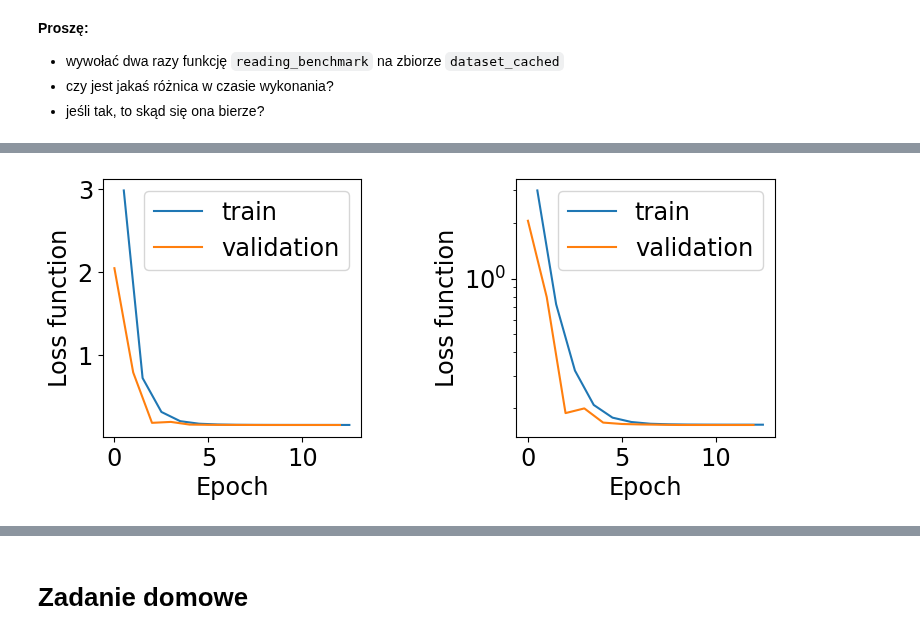
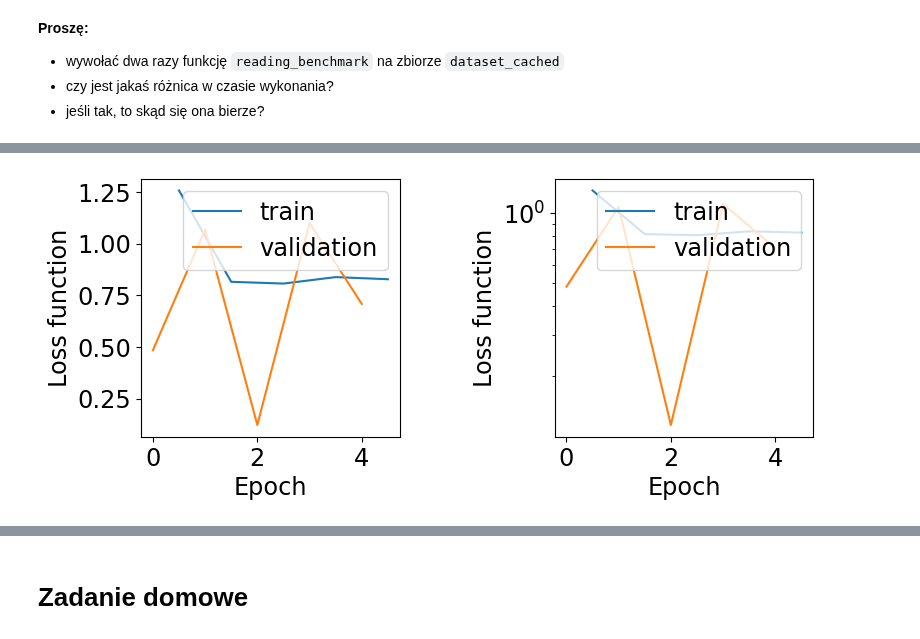
Before and after one commit to akalinow/UczenieMaszynoweII, a Jupyter notebook: PL/08_Zaawansowane_narzedzia.ipynb, the cells around one changed output, grey strips where cells are left out. Cells and saved outputs as stored; diff of their text form; code cells hidden in the pictures.

```diff
--- a/PL/08_Zaawansowane_narzedzia.ipynb
+++ b/PL/08_Zaawansowane_narzedzia.ipynb
@@ -381,4 +407,5 @@ model.fit(dataset.batch(batchSize).take(nStepsPerEpoch),
 # %%
+%%time
 #Dataset from generator
 ##BEGIN_SOLUTION
 dataset = tf.data.Dataset.from_generator(points3DGenerator,
@@ -409,17 +436,17 @@ def getModel(inputShape, nNeurons, hiddenActivation="relu", outputActivation="li
 #################
 #Model training
 #BEGIN_SOLUTION
-nEpochs = 64
-nStepsPerEpoch = 128
-batchSize = 32
+nEpochs = 5
+nStepsPerEpoch = 4096
+batchSize = 64
 
-initial_learning_rate = 1E-3
+initial_learning_rate = 5E-2
 lr_schedule = tf.keras.optimizers.schedules.ExponentialDecay(initial_learning_rate,
                 decay_steps=nStepsPerEpoch*3,
                 decay_rate=0.95,
                 staircase=True)
 
-model = getModel(inputShape=(nFeatures,), nNeurons = np.full((8),128),
+model = getModel(inputShape=(nFeatures,), nNeurons = np.array([]),
                  hiddenActivation="relu",
                  outputActivation="linear",
                  nOutputNeurons=1)
@@ -430,8 +457,8 @@ model.compile(optimizer=tf.keras.optimizers.Adam(learning_rate=lr_schedule),
 early_stop_callback = tf.keras.callbacks.EarlyStopping(monitor='loss', patience=5, verbose=1, min_delta=1E-3)
 callbacks = [early_stop_callback]
 
-dataset_cached = dataset.batch(batchSize).map(func).take(nStepsPerEpoch*nEpochs).cache()
-history = model.fit(dataset_cached,
+dataset_cached = dataset.batch(batchSize).map(func).take(nStepsPerEpoch).cache()
+history = model.fit(dataset_cached.skip(batchSize*4),
                     epochs=nEpochs,
                     validation_data=dataset_cached.take(batchSize*4),
                     callbacks=callbacks,
@@ -439,14 +466,18 @@ history = model.fit(dataset_cached,
 
 model.evaluate(dataset_cached.take(16))
 plf.plotTrainHistory(history)
+
+print(colored("Model weights:","blue"))
+print(colored("output:","blue"), model.get_layer('output').weights[0].numpy()[:,0])
 #END_SOLUTION
 #################
 #Model evaluation
-dataset_test = dataset.batch(128).take(16)
+
+dataset_test = dataset.batch(128).map(func).take(16)
 y_pred = model.predict(dataset_test)
 y = np.array([y.numpy() for x,y in dataset_test.unbatch()])
 
-pull = (y - y_pred)/y
+pull = (y_pred - y)/y
 pull = pull.flatten()
 threshold = 1E-2
 
@@ -473 +505 @@ Pull standard deviation: 2.08
-[figure, old version]
+[figure, new version]
```
Also changed, not shown: parts of 27 cells of this notebook, 1 other file.
